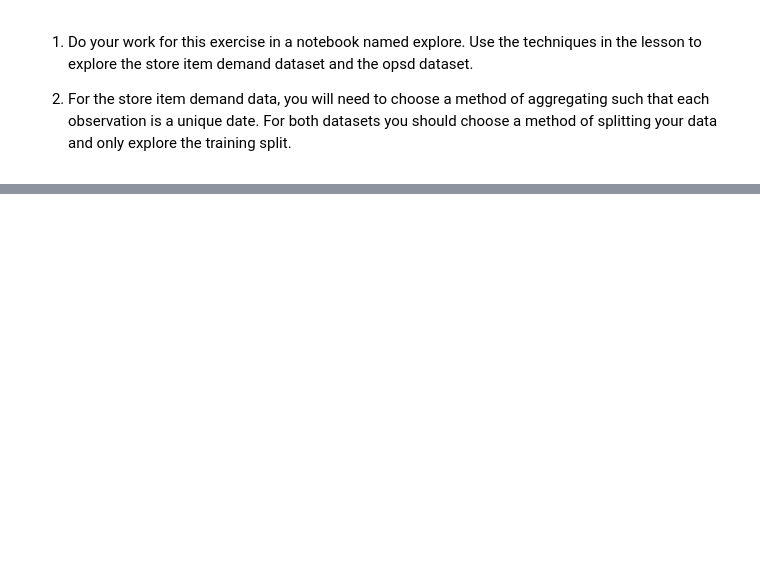
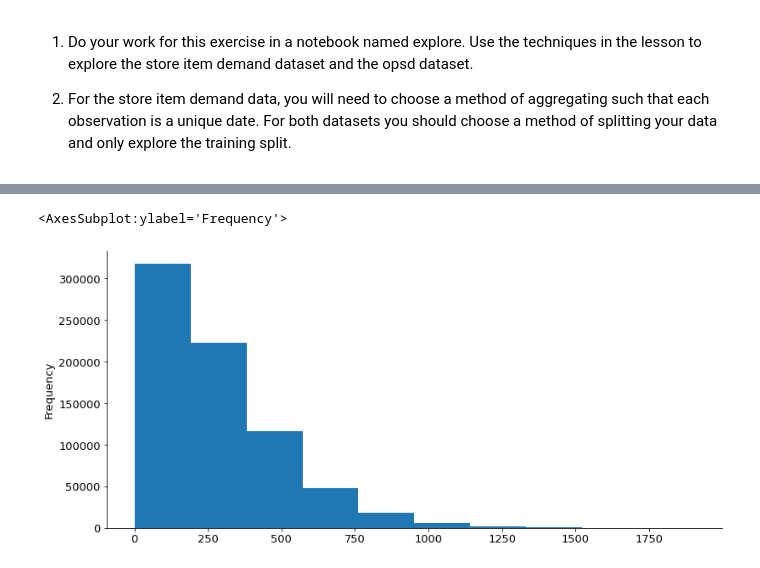
Before and after one commit to hrodjr/time-series-exercisess, a Jupyter notebook: time_series_explore.ipynb, the cells around one changed output, grey strips where cells are left out. Saved outputs shown, nothing was run; the diff lists cells and outputs as text; code cells hidden in the pictures; blank space fills up the shorter version.

```diff
--- a/time_series_explore.ipynb
+++ b/time_series_explore.ipynb
@@ -17,0 +99,2 @@ item_demand = pd.read_csv(r'/Users/hector/Documents/cached_csvs/total_sales_data
+# %%
+y = train.sales_total
@@ -17,0 +111,5 @@ item_demand = pd.read_csv(r'/Users/hector/Documents/cached_csvs/total_sales_data
+# %%
+y.plot.hist()
+# %% [output]
+<AxesSubplot:ylabel='Frequency'>
+[figure, added]
```
Also changed, not shown: parts of 39 cells of this notebook.
